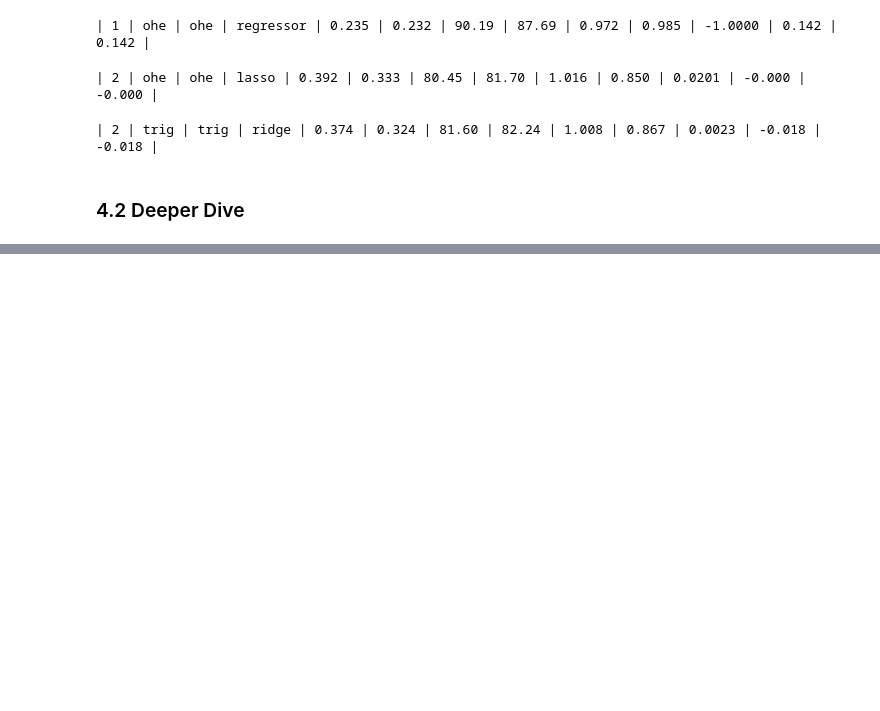
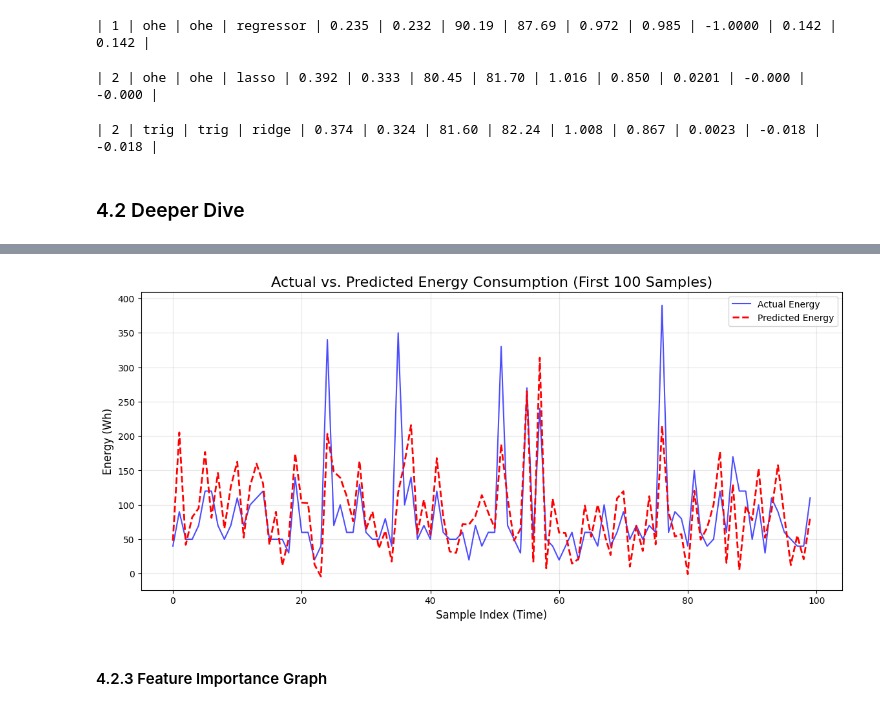
Before and after one commit to KayloPortal/kaggle_appliances_energy_prediction, a Jupyter notebook: experiment.ipynb, the cells around one changed output, grey strips where cells are left out. Saved outputs shown, nothing was run; the diff lists cells and outputs as text; code cells hidden in the pictures; blank space fills up the shorter version.

```diff
--- a/experiment.ipynb
+++ b/experiment.ipynb
@@ -741,0 +767,24 @@ print_metrics(ridge, params)
+# %%
+def plot_prediction_vs_actual(y_test, y_pred, num_samples=100):
+    """
+    Plots a subset of predictions vs actuals to visualize tracking performance.
+    """
+    plt.figure(figsize=(14, 6))
+
+    # Take a slice of the data for clarity
+    plt.plot(range(num_samples), y_test[:num_samples], label='Actual Energy', color='blue', alpha=0.7)
+    plt.plot(range(num_samples), y_pred[:num_samples], label='Predicted Energy', color='red', linestyle='--', linewidth=2)
+
+    plt.title(f'Actual vs. Predicted Energy Consumption (First {num_samples} Samples)', fontsize=16)
+    plt.xlabel('Sample Index (Time)', fontsize=12)
+    plt.ylabel('Energy (Wh)', fontsize=12)
+    plt.legend()
+    plt.grid(True, alpha=0.3)
+    plt.show()
+# %%
+y_pred = ridge.pipeline.predict(ridge.X_test)
+plot_prediction_vs_actual(ridge.y_test, y_pred)
+# %% [output]
+[figure, added]
+# %% [markdown]
+#### 4.2.3 Feature Importance Graph
```
Also changed, not shown: parts of 8 cells of this notebook.
